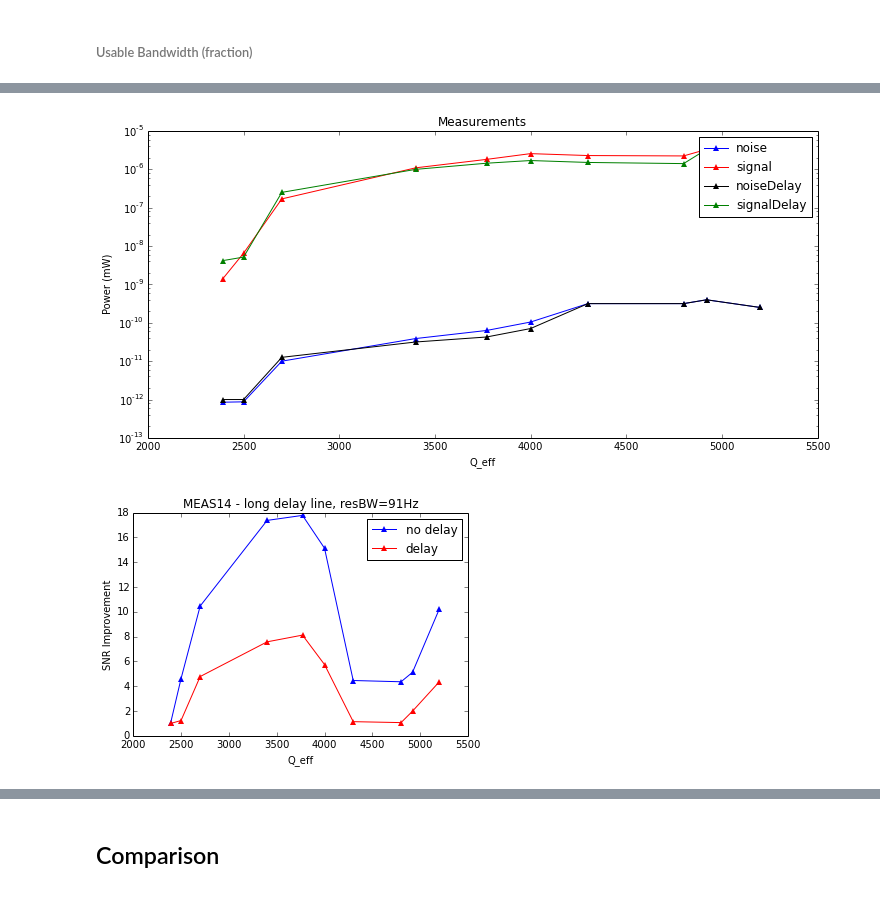
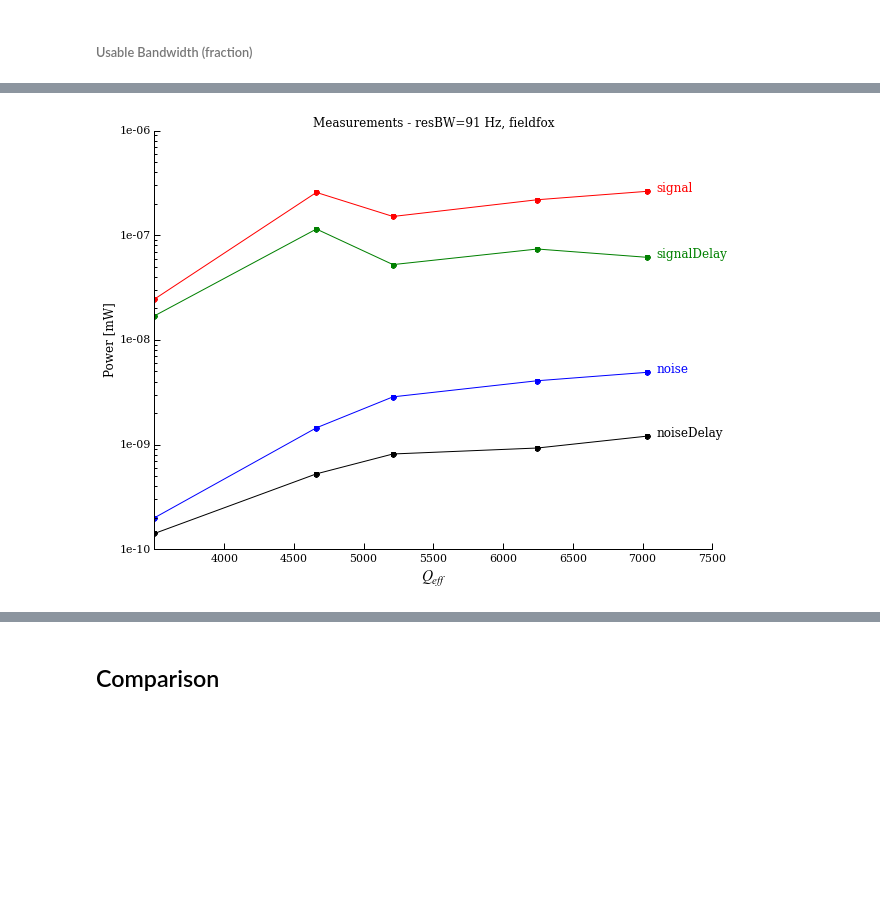
Before and after one commit to atmalagon/activeresonator, a Jupyter notebook: ipython_notebooks/Active_Resonator_Calculations.ipynb, the cells around one changed output, grey strips where cells are left out. Cells and saved outputs as stored; diff of their text form; code cells hidden in the pictures; blank space fills up the shorter version.

```diff
--- a/ipython_notebooks/Active_Resonator_Calculations.ipynb
+++ b/ipython_notebooks/Active_Resonator_Calculations.ipynb
@@ -451,5 +456,5 @@ Adding plots for a 5/26/15 measurement done with/without a shorter delay line (0
 # %%
-data = np.genfromtxt('../measurements/MEAS14.txt')
+data = np.genfromtxt('../measurements/MEAS16.txt')
 GainVoltage = data[:,0]
 PhaseVoltage = data[:,1]
 Q = data[:,2]
@@ -488,26 +526,32 @@ fig.show()
 # %%
 fig, (ax1) = plt.subplots(nrows=1, ncols=1)
-fig.set_size_inches(12, 5.5)
-ax1.plot(Q, [10**(n/10.) for n in Noise], 'b^-', markeredgecolor='none', label='noise')
-ax1.plot(Q, [10**(s/10.) for s in Signal], 'r^-', markeredgecolor='none', label='signal')
-ax1.plot(Q, [10**(n/10.) for n in NoiseDelay], 'k^-', markeredgecolor='none', label='noiseDelay')
-ax1.plot(Q, [10**(s/10.) for s in SignalDelay], 'g^-', markeredgecolor='none', label='signalDelay')
-ax1.legend(numpoints=1)
+fig.set_size_inches(10, 7.5)
+plt.xticks(fontsize=11)
+plt.yticks(fontsize=11)
+ax1.plot(Q, [10**(n/10.) for n in Noise], 'b.-', markersize=10, label='noise')
+ax1.annotate('noise',xy=(7100, 10**(Noise[-1]/10.)), xycoords='data', color='blue', fontsize=12)
+ax1.plot(Q, [10**(s/10.) for s in Signal], 'r.-', markersize=10, label='signal')
+ax1.annotate('signal',xy=(7100, 10**(Signal[-1]/10.)), xycoords='data', color='red', fontsize=12)
+ax1.plot(Q, [10**(n/10.) for n in NoiseDelay], 'k.-', markersize=10,label='noiseDelay')
+ax1.annotate('noiseDelay',xy=(7100, 10**(NoiseDelay[-1]/10.)), xycoords='data', color='black', fontsize=12)
+ax1.plot(Q, [10**(s/10.) for s in SignalDelay], 'g.-', markersize=10, label='signalDelay')
+ax1.annotate('signalDelay',xy=(7100, 10**(SignalDelay[-1]/10.)), xycoords='data', color='green', fontsize=12)
+#ax1.legend(numpoints=1, loc=4)
 ax1.ticklabel_format(style='sci', axis='y', scilimits=(0,0))
-ax1.set_title('Measurements')
-ax1.set_xlabel('Q_eff')
-ax1.set_ylabel('Power (mW)')
+ax1.set_title('Measurements - resBW=91 Hz, fieldfox')
+ax1.set_xlabel('$Q_{eff}$', fontsize=15)
+ax1.set_ylabel('Power [mW]', fontsize=12)
 ax1.set_yscale('log')
+ax1.spines["top"].set_visible(False)
+ax1.spines["right"].set_visible(False)
+ax1.get_xaxis().tick_bottom()
+ax1.get_yaxis().tick_left()
+ax1.set_yticklabels(ax2.get_yticks(),  fontsize=11)
+ax1.set_xticklabels(ax2.get_xticks(),  fontsize=11)
+majorFormatter = matplotlib.ticker.FormatStrFormatter('%d')
+ax1.xaxis.set_major_formatter(majorFormatter)
+ax1.xaxis.set_major_locator(matplotlib.ticker.MaxNLocator(prune='lower'))
+fig.savefig('AllTogetherMeas16.png')
 #ax1.set_ylim([1.e-11, 1.e-4])
 # %% [output]
-[figure, old version]
+[figure, new version]
-# %%
-plt.plot(Q, SNR, 'b^-', markeredgecolor='none', label='no delay')
-plt.plot(Q, SNRDelay, 'r^-', markeredgecolor='none', label='delay')
-plt.xlabel('Q_eff')
-plt.ylabel('SNR Improvement')
-plt.title('MEAS14 - long delay line, resBW=91Hz')
-plt.legend(numpoints=1)
-plt.show()
-# %% [output]
-[figure, removed]
```
Also changed, not shown: parts of 7 cells of this notebook, 2 other files.
